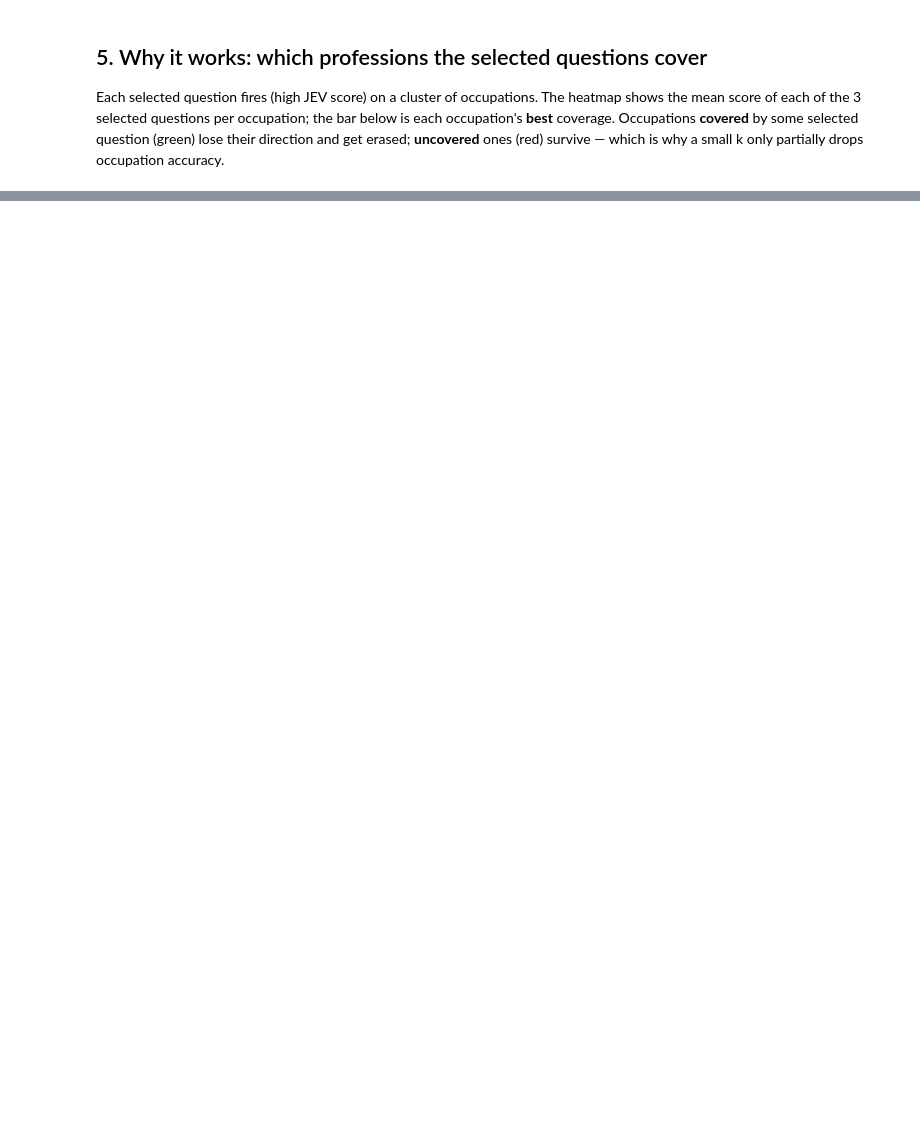
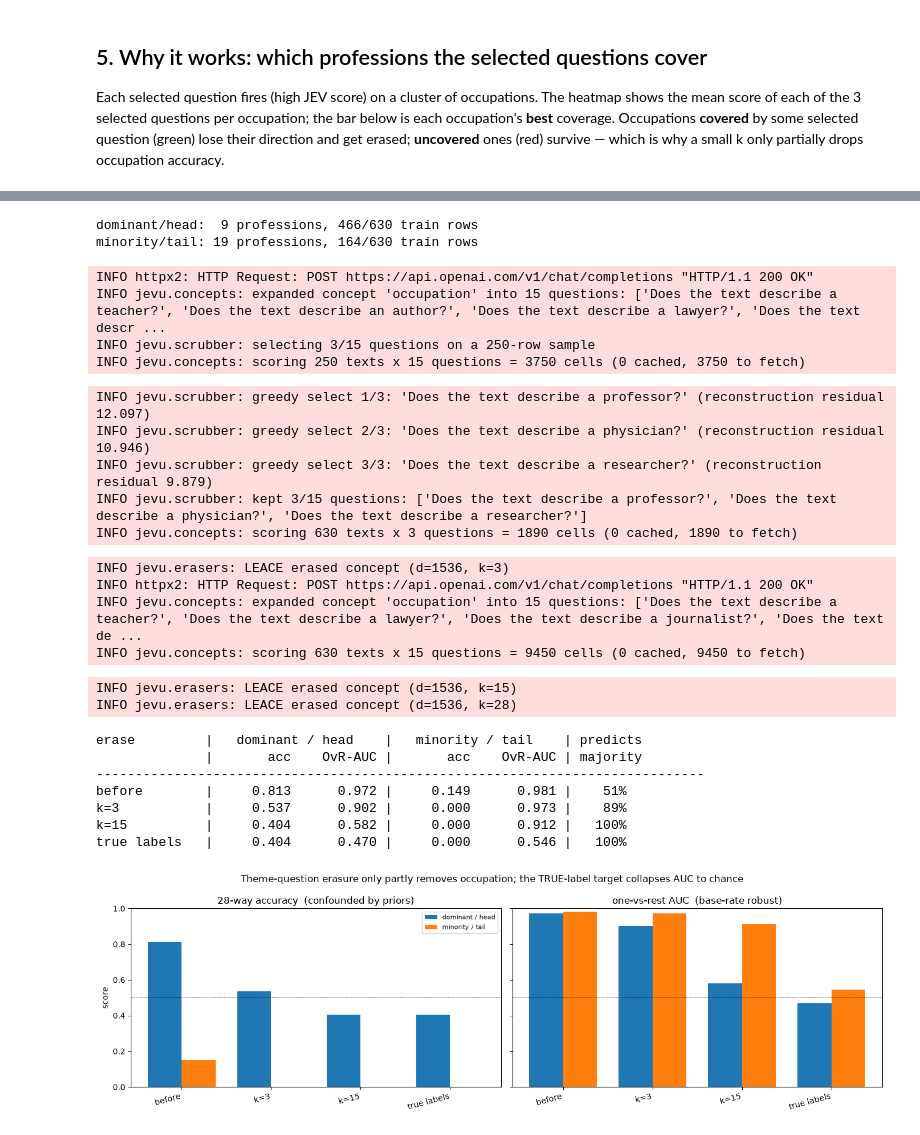
Before and after one commit to cowana-ai/jevu, a Jupyter notebook: examples/occupation_erasure.ipynb, the cells around one changed output, grey strips where cells are left out. Saved outputs shown, nothing was run; the diff lists cells and outputs as text; code cells hidden in the pictures; blank space fills up the shorter version.

```diff
--- a/examples/occupation_erasure.ipynb
+++ b/examples/occupation_erasure.ipynb
@@ -265,0 +263,78 @@ INFO jevu.concepts: scoring 630 texts x 3 questions = 1890 cells (0 cached, 1890
+# %%
+# Can a probe still EXTRACT occupation after erasure? And is the erasure even complete?
+# Two metrics (they disagree -- that IS the lesson):
+#   * 28-way accuracy : intuitive, but confounded by priors (argmax favours the majority class)
+#   * one-vs-rest AUC : base-rate robust -- measures whether the SIGNAL survives, ignoring priors
+# Plus a reference: erase the TRUE one-hot occupation (the correct, full-rank target) to see the ceiling.
+from sklearn.metrics import roc_auc_score
+from jevu import LeaceEraser
+ptr, pte = prof[tr], prof[te]; profs = np.unique(ptr)
+counts = np.array([(ptr == p).sum() for p in profs]); order = np.argsort(-counts)
+cum = np.cumsum(counts[order]) / counts.sum()
+dominant = set(profs[order[cum <= 0.75]]); minority = set(profs[order[cum > 0.75]])
+maj = profs[order[0]]
+print(f'dominant/head: {len(dominant):>2} professions, {counts[order][cum<=0.75].sum()}/{counts.sum()} train rows')
+print(f'minority/tail: {len(minority):>2} professions, {counts[order][cum>0.75].sum()}/{counts.sum()} train rows\n')
+
+def metrics(A, B):
+    clf = LogisticRegression(max_iter=3000).fit(A, ptr)
+    pred, P, cls = clf.predict(B), clf.predict_proba(B), clf.classes_
+    auc = {p: roc_auc_score((pte == p).astype(int), P[:, j])
+           for j, p in enumerate(cls) if 0 < (pte == p).sum() < len(pte)}
+    grp = lambda g: ((pred[np.isin(pte, list(g))] == pte[np.isin(pte, list(g))]).mean(),
+                     float(np.mean([auc[p] for p in g if p in auc])))
+    return grp(dominant), grp(minority), (pred == maj).mean()
+
+configs = {'before': X}
+for k in [3, 15]:
+    scr = ConceptScrubber(method='leace', expand=True, concept=CONCEPT, n_questions=15,
+                          select_k=k, select_sample=250, cache_dir=str(CACHE) if CACHE else None, max_workers=24)
+    scr.fit(embeddings=X[tr], texts=[texts[i] for i in tr]); configs[f'k={k}'] = scr.transform(X)
+# reference: erase the TRUE 28-way one-hot occupation (rank ~27 -> the full-rank correct target)
+er = LeaceEraser().fit(X[tr], np.eye(28)[ptr]); configs['true labels'] = np.vstack([er.transform(X)])
+
+rows_m = {}
+print(f'{"erase":<14}| {"dominant / head":^20} | {"minority / tail":^20} | predicts')
+print(f'{"":<14}| {"acc":>9}{"OvR-AUC":>11} | {"acc":>9}{"OvR-AUC":>11} | majority')
+print('-' * 78)
+for name, Xc in configs.items():
+    (da, dauc), (ma, mauc), majshare = metrics(Xc[tr], Xc[te]); rows_m[name] = (da, dauc, ma, mauc)
+    print(f'{name:<14}| {da:>9.3f}{dauc:>11.3f} | {ma:>9.3f}{mauc:>11.3f} | {majshare:>6.0%}')
+
+labels = list(configs); x = np.arange(len(labels)); w = 0.38
+fig, axes = plt.subplots(1, 2, figsize=(14, 4.4), sharey=True)
+for ax, (i0, i1, title) in zip(axes, [(0, 2, '28-way accuracy  (confounded by priors)'),
+                                       (1, 3, 'one-vs-rest AUC  (base-rate robust)')]):
+    ax.bar(x - w/2, [rows_m[l][i0] for l in labels], w, label='dominant / head', color='tab:blue')
+    ax.bar(x + w/2, [rows_m[l][i1] for l in labels], w, label='minority / tail', color='tab:orange')
+    ax.axhline(0.5, color='k', lw=0.6, ls='--'); ax.set_xticks(x)
+    ax.set_xticklabels(labels, rotation=15, ha='right'); ax.set_title(title); ax.set_ylim(0, 1)
+axes[0].set_ylabel('score'); axes[0].legend(fontsize=8)
+fig.suptitle('Theme-question erasure only partly removes occupation; the TRUE-label target collapses AUC to chance')
+plt.tight_layout(); plt.show()
+# %% [output]
+dominant/head:  9 professions, 466/630 train rows
+minority/tail: 19 professions, 164/630 train rows
+INFO httpx2: HTTP Request: POST https://api.openai.com/v1/chat/completions "HTTP/1.1 200 OK"
+INFO jevu.concepts: expanded concept 'occupation' into 15 questions: ['Does the text describe a teacher?', 'Does the text describe an author?', 'Does the text describe a lawyer?', 'Does the text descr ...
+INFO jevu.scrubber: selecting 3/15 questions on a 250-row sample
+INFO jevu.concepts: scoring 250 texts x 15 questions = 3750 cells (0 cached, 3750 to fetch)
+INFO jevu.scrubber: greedy select 1/3: 'Does the text describe a professor?' (reconstruction residual 12.097)
+INFO jevu.scrubber: greedy select 2/3: 'Does the text describe a physician?' (reconstruction residual 10.946)
+INFO jevu.scrubber: greedy select 3/3: 'Does the text describe a researcher?' (reconstruction residual 9.879)
+INFO jevu.scrubber: kept 3/15 questions: ['Does the text describe a professor?', 'Does the text describe a physician?', 'Does the text describe a researcher?']
+INFO jevu.concepts: scoring 630 texts x 3 questions = 1890 cells (0 cached, 1890 to fetch)
+INFO jevu.erasers: LEACE erased concept (d=1536, k=3)
+INFO httpx2: HTTP Request: POST https://api.openai.com/v1/chat/completions "HTTP/1.1 200 OK"
+INFO jevu.concepts: expanded concept 'occupation' into 15 questions: ['Does the text describe a teacher?', 'Does the text describe a lawyer?', 'Does the text describe a journalist?', 'Does the text de ...
+INFO jevu.concepts: scoring 630 texts x 15 questions = 9450 cells (0 cached, 9450 to fetch)
+INFO jevu.erasers: LEACE erased concept (d=1536, k=15)
+INFO jevu.erasers: LEACE erased concept (d=1536, k=28)
+erase         |   dominant / head    |   minority / tail    | predicts
+              |       acc    OvR-AUC |       acc    OvR-AUC | majority
+------------------------------------------------------------------------------
+before        |     0.813      0.972 |     0.149      0.981 |    51%
+k=3           |     0.537      0.902 |     0.000      0.973 |    89%
+k=15          |     0.404      0.582 |     0.000      0.912 |   100%
+true labels   |     0.404      0.470 |     0.000      0.546 |   100%
+[figure, added]
```
Also changed, not shown: parts of 7 cells of this notebook, 12 other files.
